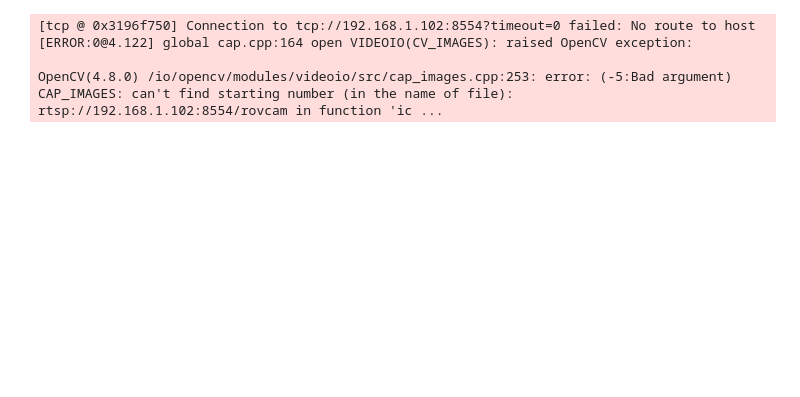
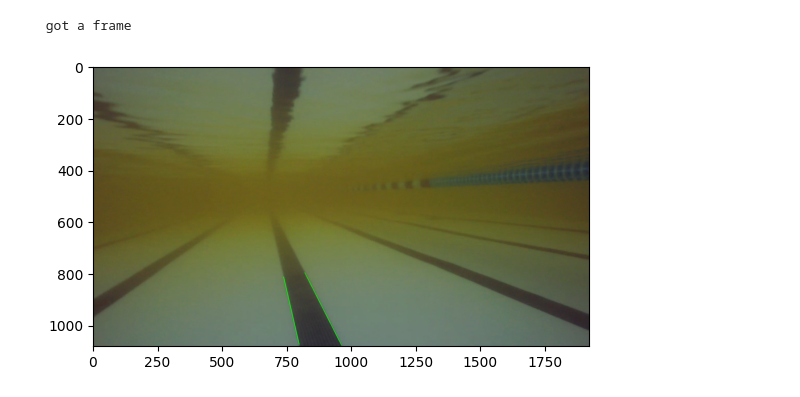
Before and after one commit to ardremov/cv-intro, a Jupyter notebook: network_stream_capture_notebook.ipynb, the cells around one changed output. Saved outputs shown, nothing was run; the diff lists cells and outputs as text; code cells hidden in the pictures; blank space fills up the shorter version.

Commit message:
everything work except lane center drawing

```diff
--- a/network_stream_capture_notebook.ipynb
+++ b/network_stream_capture_notebook.ipynb
@@ -6,32 +6,39 @@ from matplotlib import pyplot as plt
 # %%
 IP_ADDRESS = "192.168.1.102"
 # %%
-vcap = cv2.VideoCapture(f"rtsp://{IP_ADDRESS}:8554/rovcam")
-# img = cv2.imread('frame_from_auv.jpg')
+#vcap = cv2.VideoCapture(f"rtsp://{IP_ADDRESS}:8554/rovcam")
+vcap = cv2.VideoCapture('AUV_Vid.mkv')
+#img = cv2.imread('frame_from_auv.jpg')
-# %% [output]
-[tcp @ 0x3196f750] Connection to tcp://192.168.1.102:8554?timeout=0 failed: No route to host
-[ERROR:0@4.122] global cap.cpp:164 open VIDEOIO(CV_IMAGES): raised OpenCV exception:
-
-OpenCV(4.8.0) /io/opencv/modules/videoio/src/cap_images.cpp:253: error: (-5:Bad argument) CAP_IMAGES: can't find starting number (in the name of file): rtsp://192.168.1.102:8554/rovcam in function 'ic ...
 # %%
 MAX_RETRY = 100
 count = 0
 while count < MAX_RETRY:
     count += 1
     # Obtain the frame
     ret, frame = vcap.read()
 
+    # Get screen height
+    screen_height = 1080 #frame.shape[0] # bad code, idc
+
     # Check frame was received successfully
     if ret:
         # got a frame, close the cap and return the frame
         print(" got a frame ")
         gray = lane_detection.proccess_img(frame)
         lines = lane_detection.detect_lines(gray, 50, 50, 3, 50, 50)
-        lanes = lane_detection.detect_lanes(lines)
+        lanes = lane_detection.detect_lanes(lines, screen_height=screen_height)
         laned_img = lane_detection.draw_lanes(frame, lanes)
+
+        for lane in lanes: # get and draw lane centers!
+            (center, slope) = lane_following.get_lane_center(lane)
+            lane_following.draw_center(laned_img, lane_following.get_center_line(center, slope, screen_height=screen_height))
+
         plt.imshow(laned_img)
 
         # img = frame
         vcap.release()
 
 vcap.release()
+# %% [output]
+ got a frame
+[figure, added]
```
Also changed, not shown: 2 other files.
